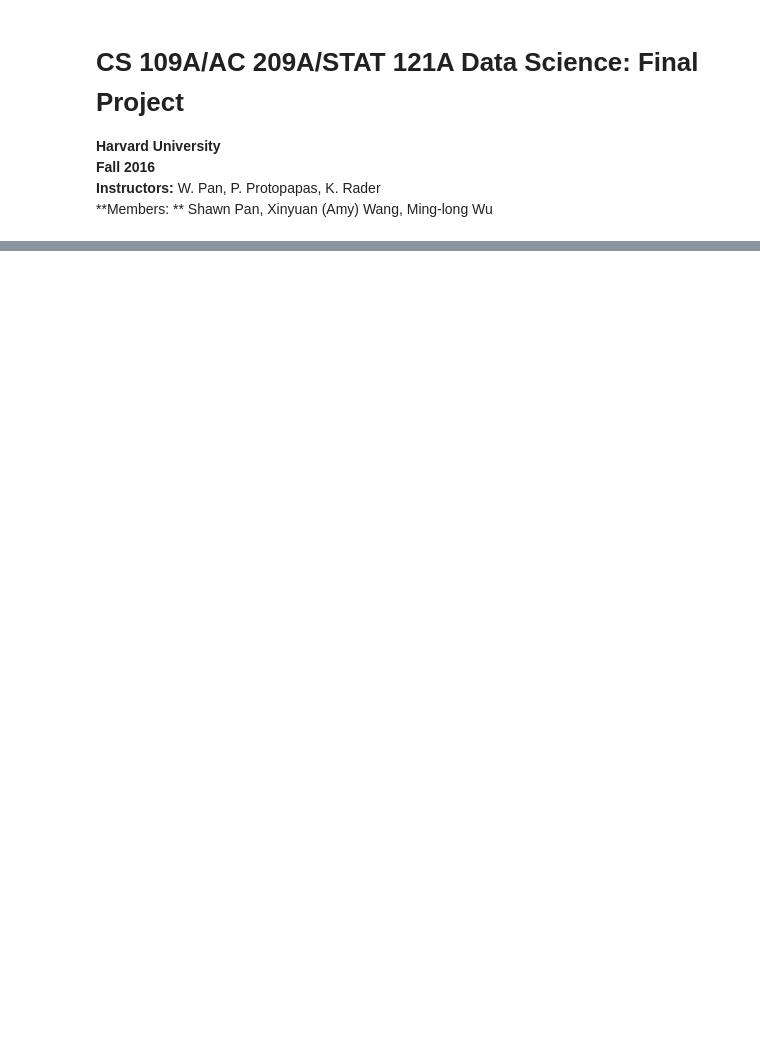
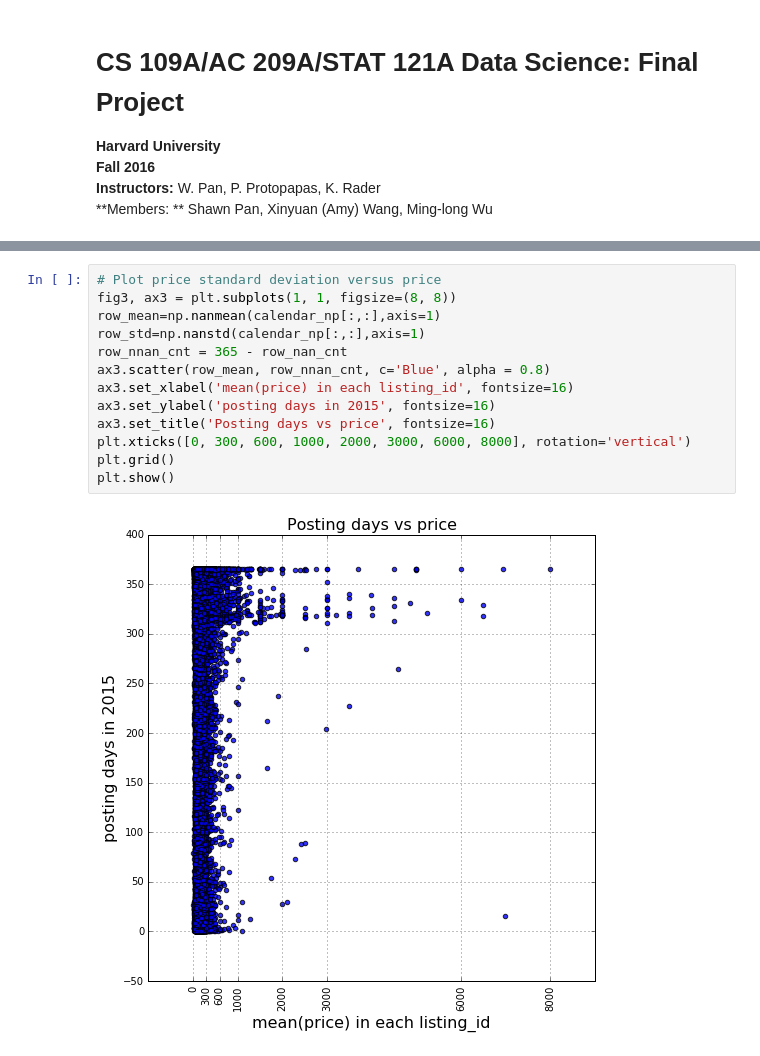
Before and after one commit to xwang146/cs109-airbnb-13, a Jupyter notebook: Code/01_load_exploration/DataExploration_calendar_grid.ipynb, the cells around one changed output, grey strips where cells are left out. Drawn from its saved outputs; the diff is of its cells as text; blank space fills up the shorter version.

```diff
--- a/Code/01_load_exploration/DataExploration_calendar_grid.ipynb
+++ b/Code/01_load_exploration/DataExploration_calendar_grid.ipynb
@@ -72,0 +120,15 @@ plt.show()
+# %%
+# Plot price standard deviation versus price
+fig3, ax3 = plt.subplots(1, 1, figsize=(8, 8))
+row_mean=np.nanmean(calendar_np[:,:],axis=1)
+row_std=np.nanstd(calendar_np[:,:],axis=1)
+row_nnan_cnt = 365 - row_nan_cnt
+ax3.scatter(row_mean, row_nnan_cnt, c='Blue', alpha = 0.8)
+ax3.set_xlabel('mean(price) in each listing_id', fontsize=16)
+ax3.set_ylabel('posting days in 2015', fontsize=16)
+ax3.set_title('Posting days vs price', fontsize=16)
+plt.xticks([0, 300, 600, 1000, 2000, 3000, 6000, 8000], rotation='vertical')
+plt.grid()
+plt.show()
+# %% [output]
+[figure, added]
```
Also changed, not shown: parts of 14 cells of this notebook, 4 other files.
